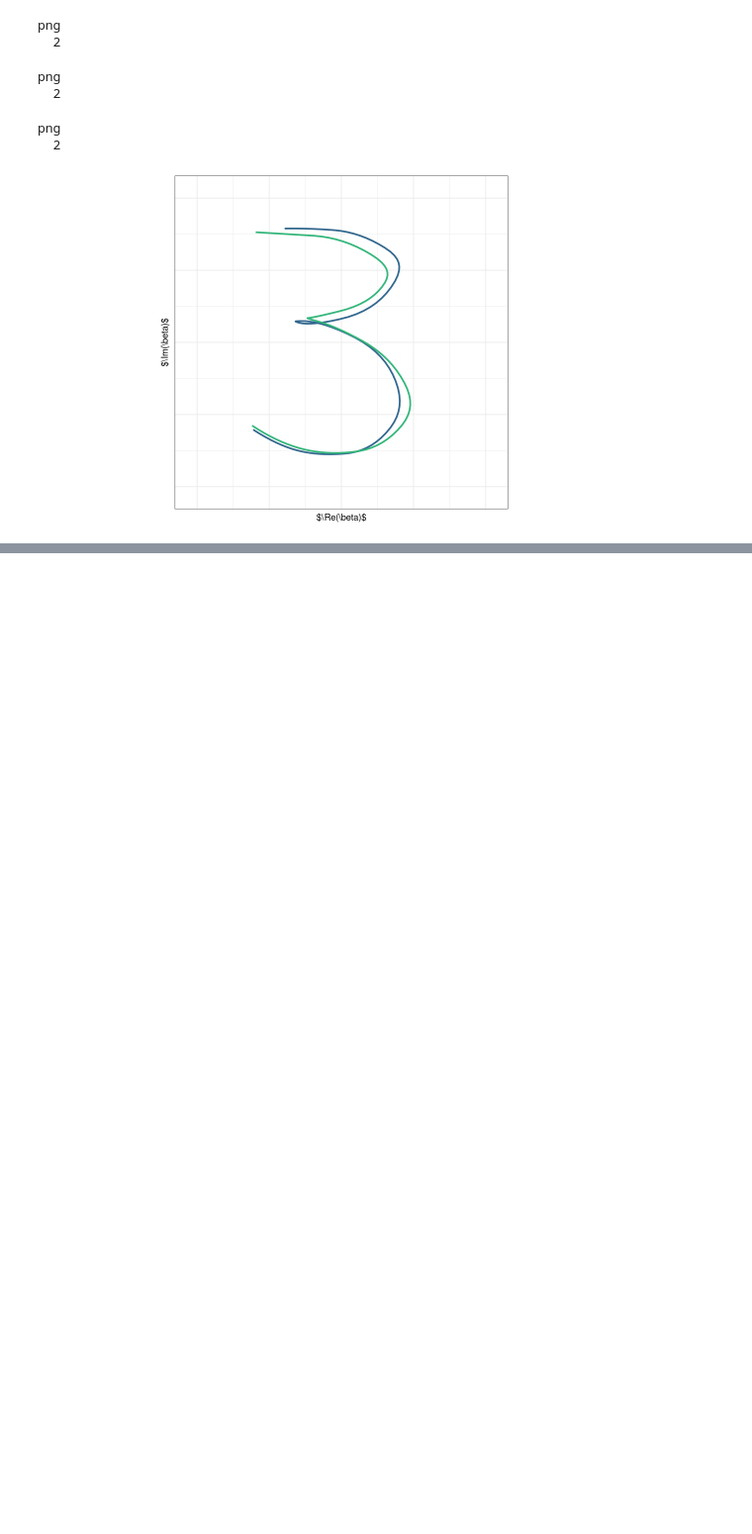
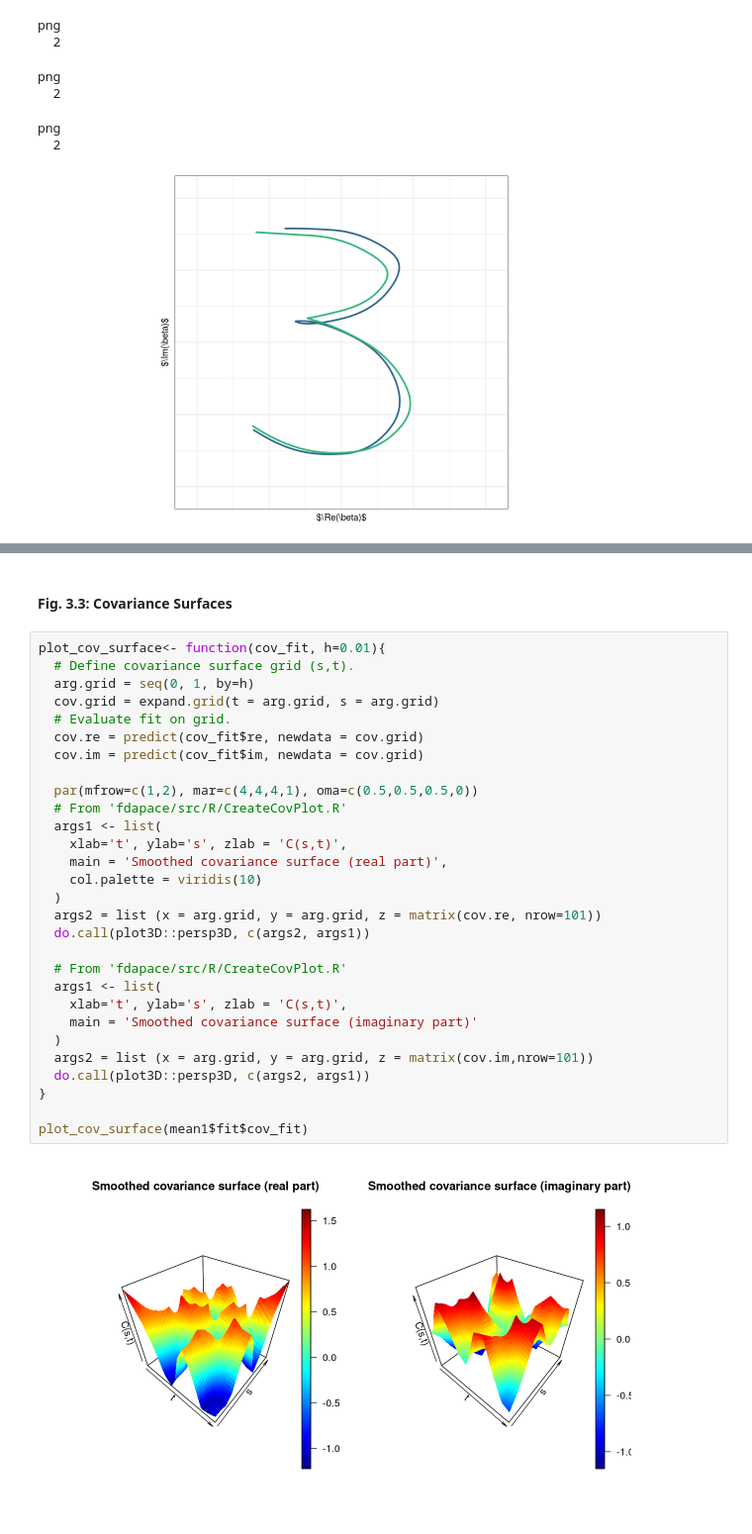
Before and after one commit to mpff/masterthesis, a Jupyter notebook: notebooks/Thesis_Plots.ipynb, the cells around one changed output, grey strips where cells are left out. Shown at 99% size. Saved outputs shown, nothing was run; the diff lists cells and outputs as text; blank space fills up the shorter version.

```diff
--- a/notebooks/Thesis_Plots.ipynb
+++ b/notebooks/Thesis_Plots.ipynb
@@ -484,0 +608,33 @@ png
+# %% [markdown]
+#### Fig. 3.3: Covariance Surfaces
+# %%
+plot_cov_surface<- function(cov_fit, h=0.01){
+  # Define covariance surface grid (s,t).
+  arg.grid = seq(0, 1, by=h)
+  cov.grid = expand.grid(t = arg.grid, s = arg.grid)
+  # Evaluate fit on grid.
+  cov.re = predict(cov_fit$re, newdata = cov.grid)
+  cov.im = predict(cov_fit$im, newdata = cov.grid)
+
+  par(mfrow=c(1,2), mar=c(4,4,4,1), oma=c(0.5,0.5,0.5,0))
+  # From 'fdapace/src/R/CreateCovPlot.R'
+  args1 <- list(
+    xlab='t', ylab='s', zlab = 'C(s,t)',
+    main = 'Smoothed covariance surface (real part)',
+    col.palette = viridis(10)
+  )
+  args2 = list (x = arg.grid, y = arg.grid, z = matrix(cov.re, nrow=101))
+  do.call(plot3D::persp3D, c(args2, args1))
+
+  # From 'fdapace/src/R/CreateCovPlot.R'
+  args1 <- list(
+    xlab='t', ylab='s', zlab = 'C(s,t)',
+    main = 'Smoothed covariance surface (imaginary part)'
+  )
+  args2 = list (x = arg.grid, y = arg.grid, z = matrix(cov.im,nrow=101))
+  do.call(plot3D::persp3D, c(args2, args1))
+}
+
+plot_cov_surface(mean1$fit$cov_fit)
+# %% [output]
+[figure, added]
```
Also changed, not shown: parts of 12 cells of this notebook, 26 other files.
